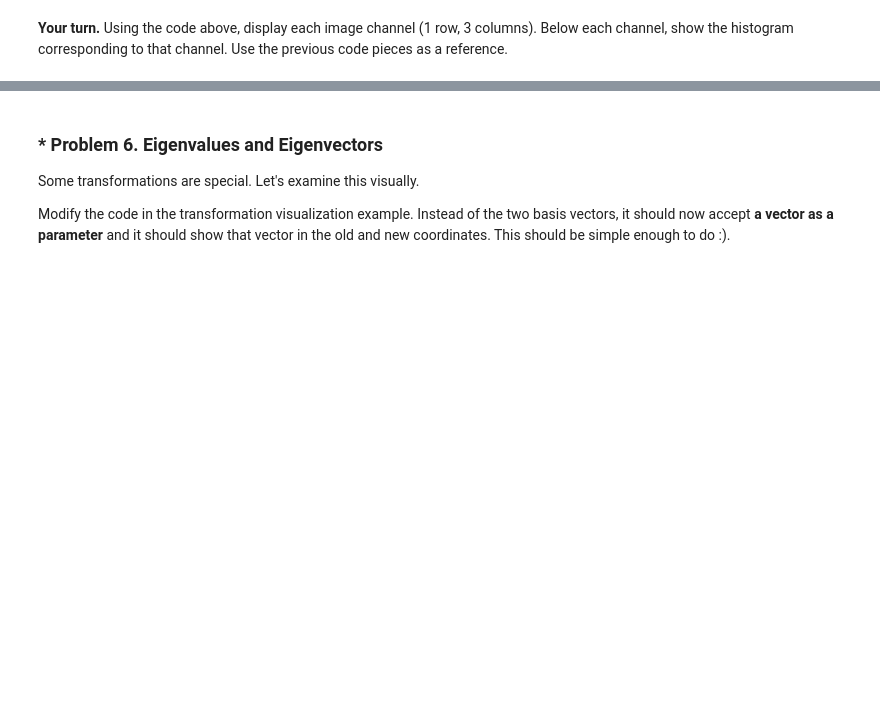
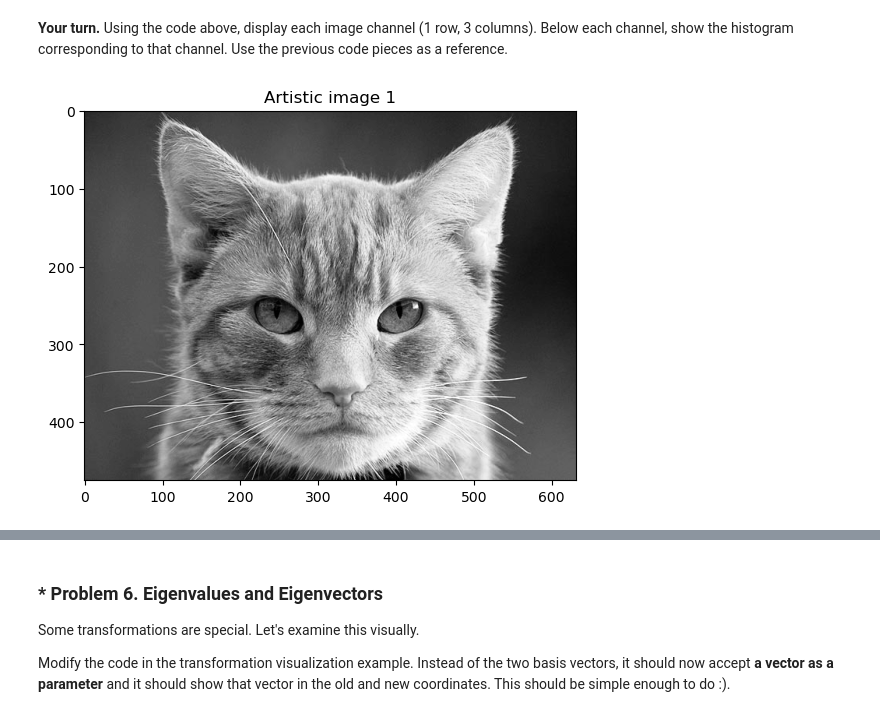
Before and after one commit to tproykov/MathsForDevelopers, a Jupyter notebook: 03.LinearAlgebra/Linear Algebra Exercise.ipynb, the cells around one changed output, grey strips where cells are left out. Drawn from its saved outputs; the diff is of its cells as text; code cells hidden in the pictures; blank space fills up the shorter version.

```diff
--- a/03.LinearAlgebra/Linear Algebra Exercise.ipynb
+++ b/03.LinearAlgebra/Linear Algebra Exercise.ipynb
@@ -578,0 +605,10 @@ plt.show()
+# %%
+# Write your code here
+cat_image_gray_artistic1 = (0.899 * cat_image_r_normalized +
+                            0.587 * cat_image_g_normalized +
+                            0.114 * cat_image_b_normalized)
+plt.gca().imshow(cat_image_gray_artistic1, cmap = plt.cm.gray)
+plt.title("Artistic image 1")
+plt.show()
+# %% [output]
+[figure, added]
```
Also changed, not shown: parts of 11 cells of this notebook, 1 other file.
